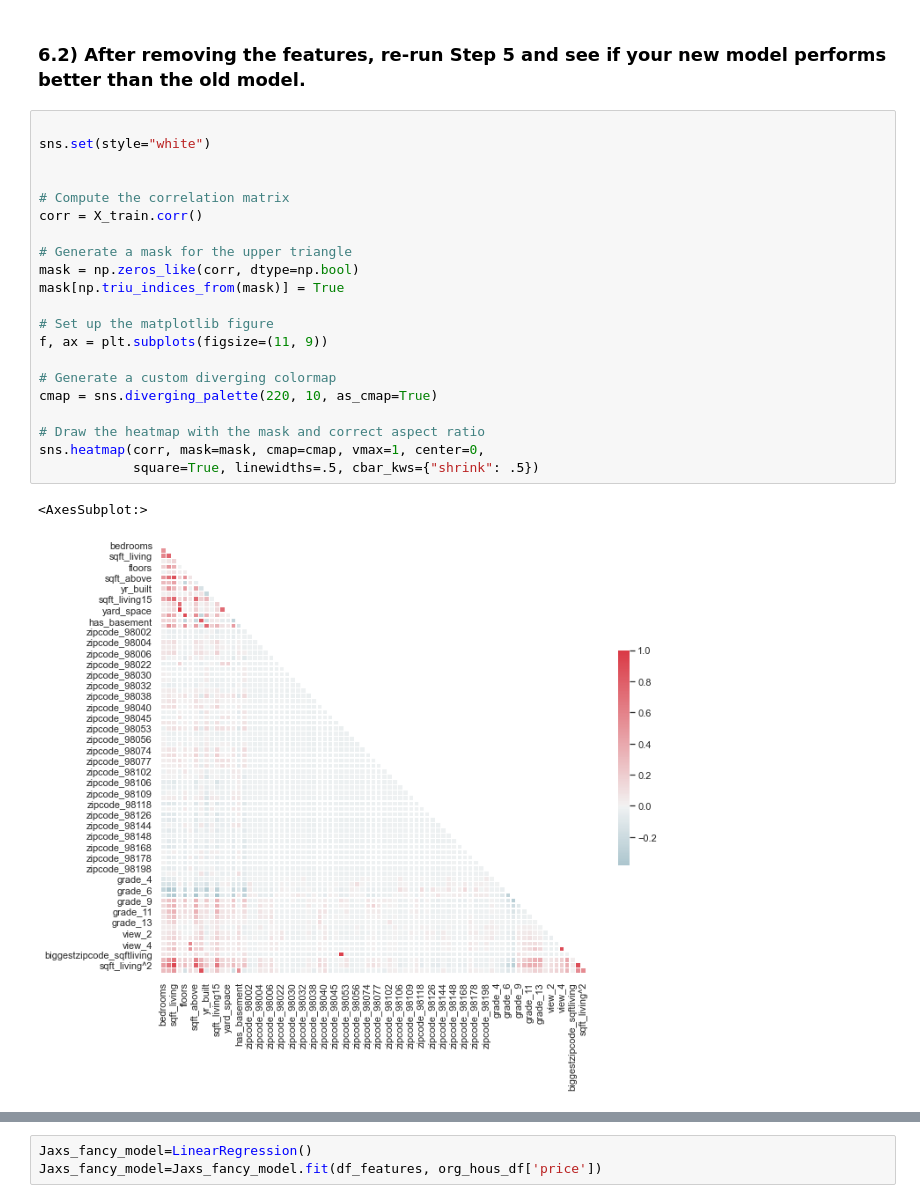
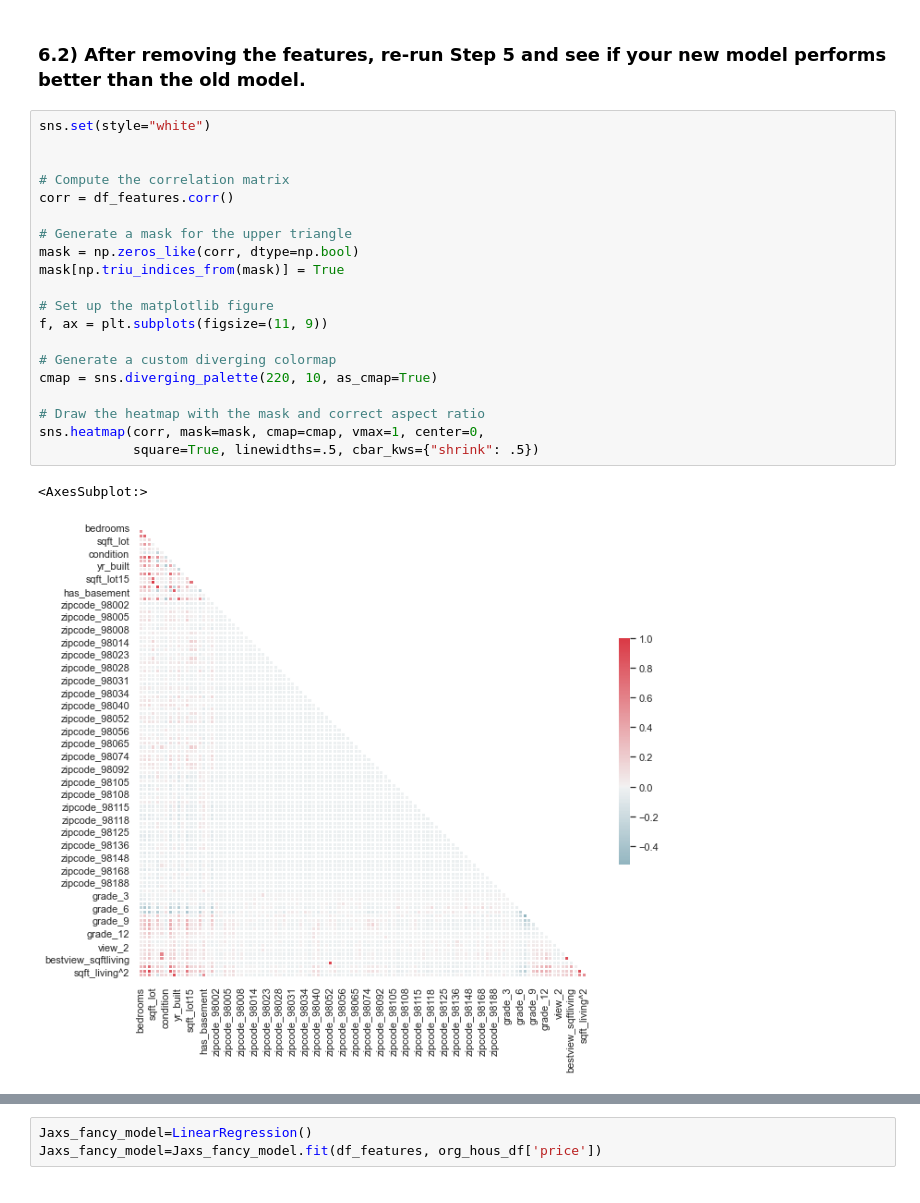
Before and after one commit to pleasecallmejax/KC-Housing-Predictions, a Jupyter notebook: Phase2_project/Bakeoff Final.ipynb, the cells around one changed output, grey strips where cells are left out. Drawn from its saved outputs; the diff is of its cells as text.

```diff
--- a/Phase2_project/Bakeoff Final.ipynb
+++ b/Phase2_project/Bakeoff Final.ipynb
@@ -649,28 +653,27 @@ Testing Root Mean Squared Error: 141547.31859630847
 # %% [markdown]
 ### 6.2) After removing the features, re-run Step 5 and see if your new model performs better than the old model.
 # %%
-
 sns.set(style="white")
 
 
 # Compute the correlation matrix
-corr = X_train.corr()
+corr = df_features.corr()
 
 # Generate a mask for the upper triangle
 mask = np.zeros_like(corr, dtype=np.bool)
 mask[np.triu_indices_from(mask)] = True
 
 # Set up the matplotlib figure
 f, ax = plt.subplots(figsize=(11, 9))
 
 # Generate a custom diverging colormap
 cmap = sns.diverging_palette(220, 10, as_cmap=True)
 
 # Draw the heatmap with the mask and correct aspect ratio
 sns.heatmap(corr, mask=mask, cmap=cmap, vmax=1, center=0,
             square=True, linewidths=.5, cbar_kws={"shrink": .5})
 # %% [output]
 <AxesSubplot:>
-[figure, old version]
+[figure, new version]
 # %%
 df_features.shape
```
Also changed, not shown: parts of 31 cells of this notebook, 1 other file.
